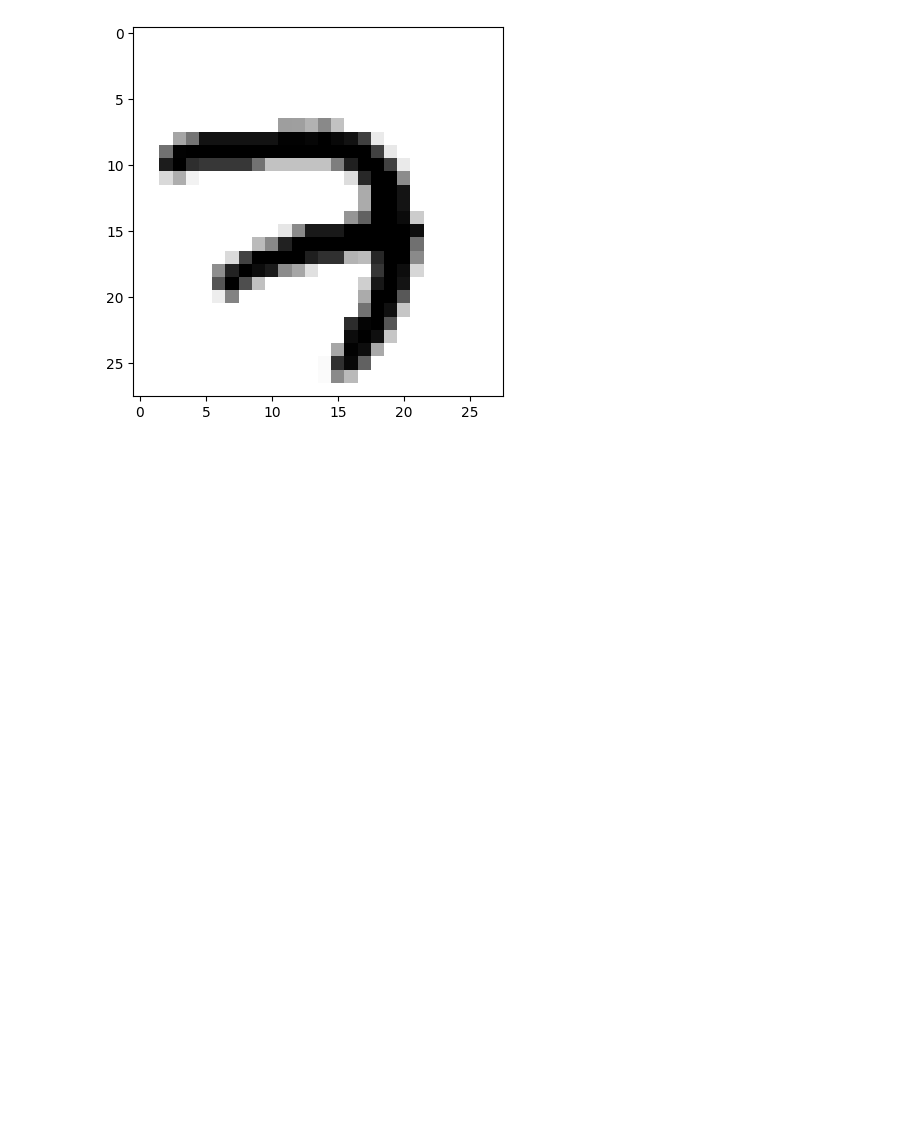
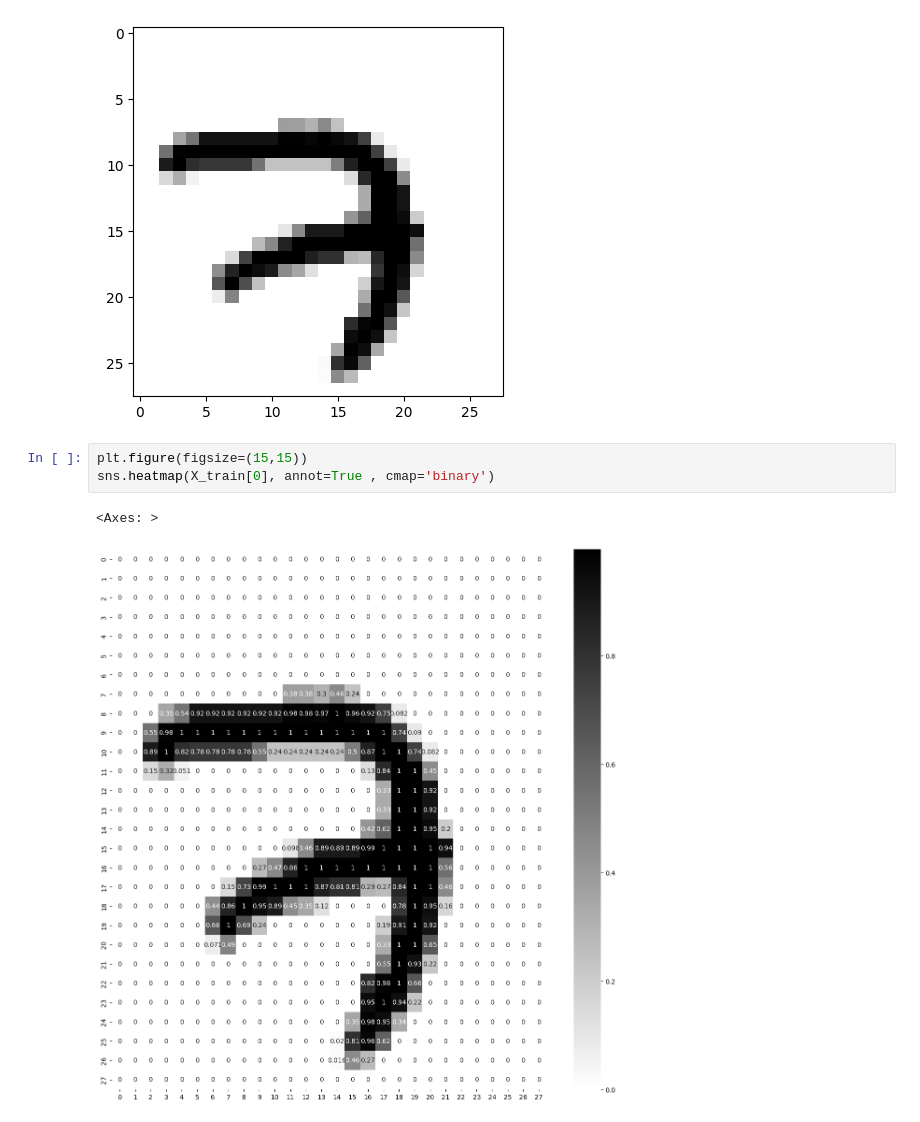
Before and after one commit to Monish-Nallagondalla/Deep_Learning_practise, a Jupyter notebook: ANN_implementation.ipynb, the cells around one changed output. Cells and saved outputs as stored; diff of their text form; blank space fills up the shorter version.

```diff
--- a/ANN_implementation.ipynb
+++ b/ANN_implementation.ipynb
@@ -80,3 +80,9 @@ plt.imshow(X_train[0],cmap='binary')
 plt.show()
 # %% [output]
 [figure]
+# %%
+plt.figure(figsize=(15,15))
+sns.heatmap(X_train[0], annot=True , cmap='binary')
+# %% [output]
+<Axes: >
+[figure, added]
```
